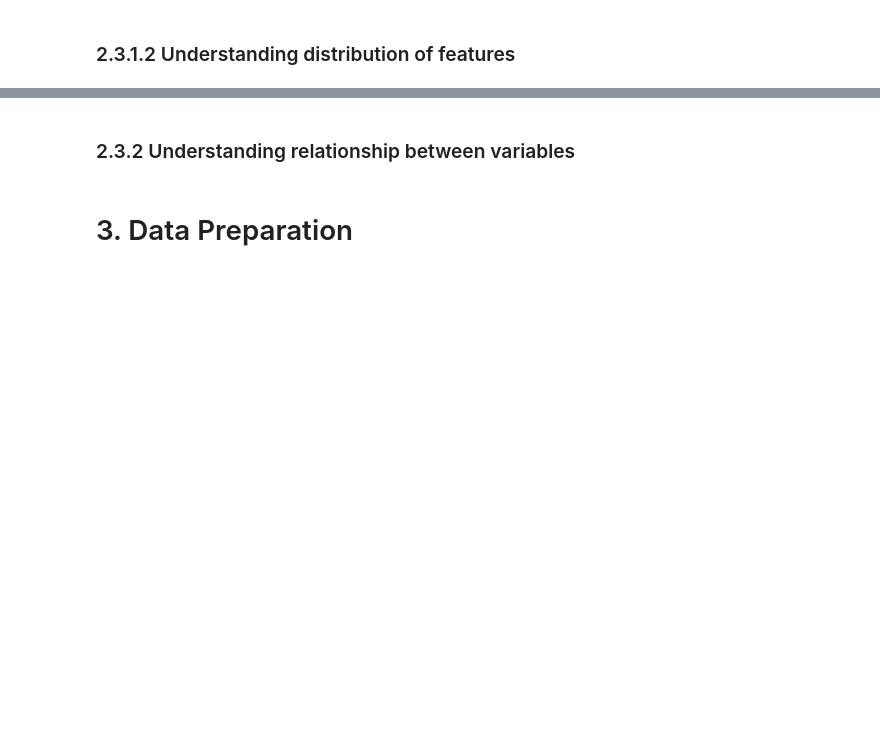
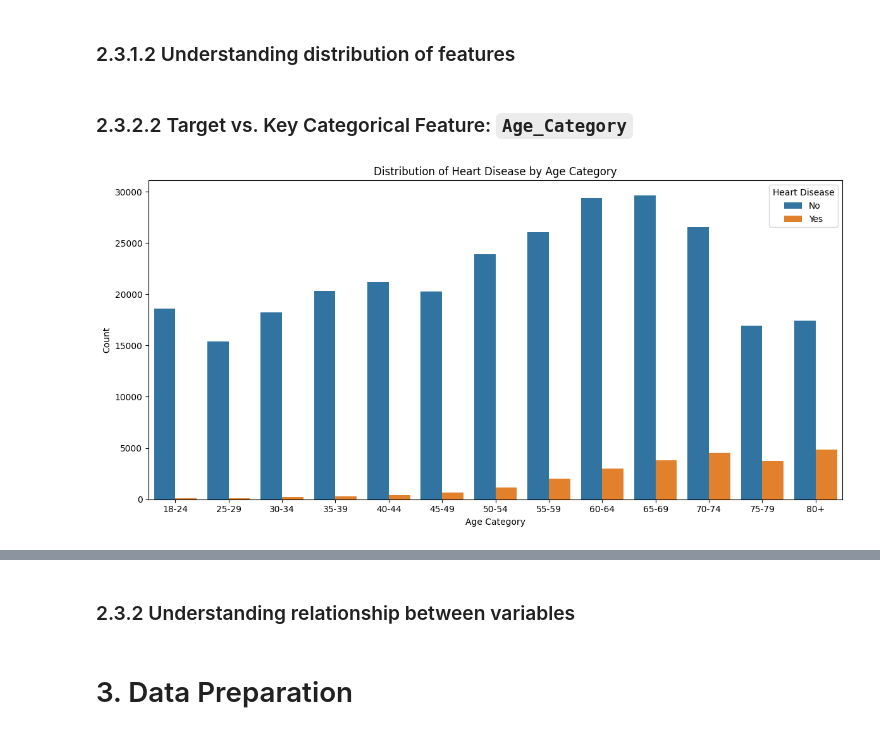
Before and after one commit to Jared-Tenebris/mldp-jared, a Jupyter notebook: cardiovascular_health.ipynb, the cells around one changed output, grey strips where cells are left out. Drawn from its saved outputs; the diff is of its cells as text; code cells hidden in the pictures; blank space fills up the shorter version.

Commit message:
I created countplots and did some explorative data analytics ~ using Colab

```diff
--- a/cardiovascular_health.ipynb
+++ b/cardiovascular_health.ipynb
@@ -188,3 +200,26 @@ for col in numeric_cols:
 ## Understanding distribution of features
 col_y = 'Heart_Disease'
 col_x = 'Age_Category'
+# %% [markdown]
+### 2.3.2.2 Target vs. Key Categorical Feature: `Age_Category`
+# %%
+## Order the age groups
+age_order = ['18-24','25-29','30-34','35-39','40-44', '45-49', '50-54',
+             '55-59', '60-64', '65-69', '70-74','75-79','80+']
+
+plt.figure(figsize=(12, 6)) ## Countplot
+sns.countplot(
+    x='Age_Category',
+    hue='Heart_Disease',
+    data=df,
+    order=age_order
+)
+
+plt.title('Distribution of Heart Disease by Age Category')
+plt.xlabel('Age Category')
+plt.ylabel('Count')
+plt.legend(title='Heart Disease')
+plt.tight_layout()
+plt.show()
+# %% [output]
+[figure, added]
```
Also changed, not shown: parts of 4 cells of this notebook.
